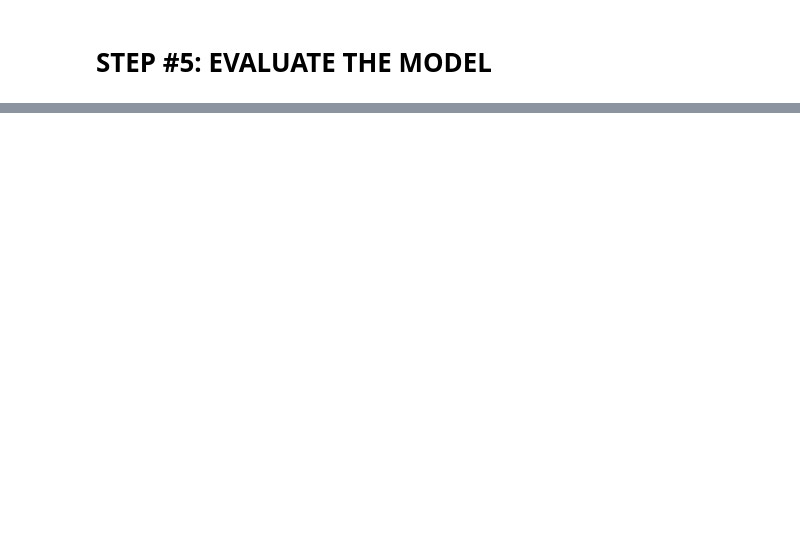
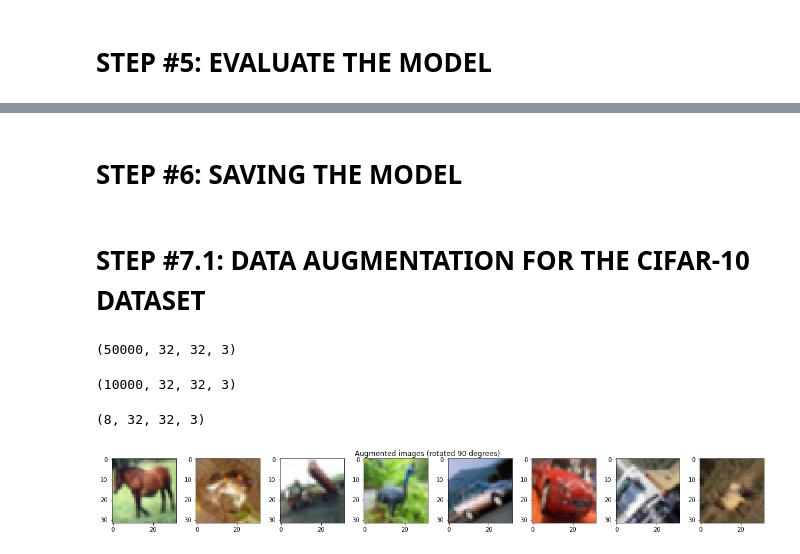
Before and after one commit to achacko17/machine-learning, a Jupyter notebook: Project 2/CiFAR-10_Image_classification.ipynb, the cells around one changed output, grey strips where cells are left out. Cells and saved outputs as stored; diff of their text form; code cells hidden in the pictures; blank space fills up the shorter version.

```diff
--- a/Project 2/CiFAR-10_Image_classification.ipynb
+++ b/Project 2/CiFAR-10_Image_classification.ipynb
@@ -165,0 +244,2 @@ Input_shape
+# %% [markdown]
+# STEP #6: SAVING THE MODEL
@@ -165,0 +254,42 @@ Input_shape
+# %% [markdown]
+# STEP #7.1: DATA AUGMENTATION FOR THE CIFAR-10 DATASET
+# %%
+import keras
+from keras.datasets import cifar10
+(X_train, y_train), (X_test, y_test) = cifar10.load_data()
+# %%
+X_train = X_train.astype('float32')
+X_test=X_test.astype('float32')
+# %%
+X_train.shape
+# %% [output]
+(50000, 32, 32, 3)
+# %%
+X_test.shape
+# %% [output]
+(10000, 32, 32, 3)
+# %%
+n = 8
+X_train_sample = X_train[:n]
+# %%
+X_train_sample.shape
+# %% [output]
+(8, 32, 32, 3)
+# %%
+from keras.preprocessing.image import ImageDataGenerator
+dataget_train = ImageDataGenerator(rotation_range=90)
+dataget_train.fit(X_train_sample)
+# %%
+from PIL import Image
+
+
+fig = plt.figure(figsize = (20,2))
+for x_batch in dataget_train.flow(X_train_sample, batch_size= n):
+    for i in range(0,n):
+        ax = fig.add_subplot(1,n,i+1)
+        ax.imshow(Image.fromarray(np.uint8(x_batch[i])))
+    fig.suptitle('Augmented images (rotated 90 degrees)')
+    plt.show()
+    break;
+# %% [output]
+[figure, added]
```
Also changed, not shown: parts of 16 cells of this notebook, 2 other files.
